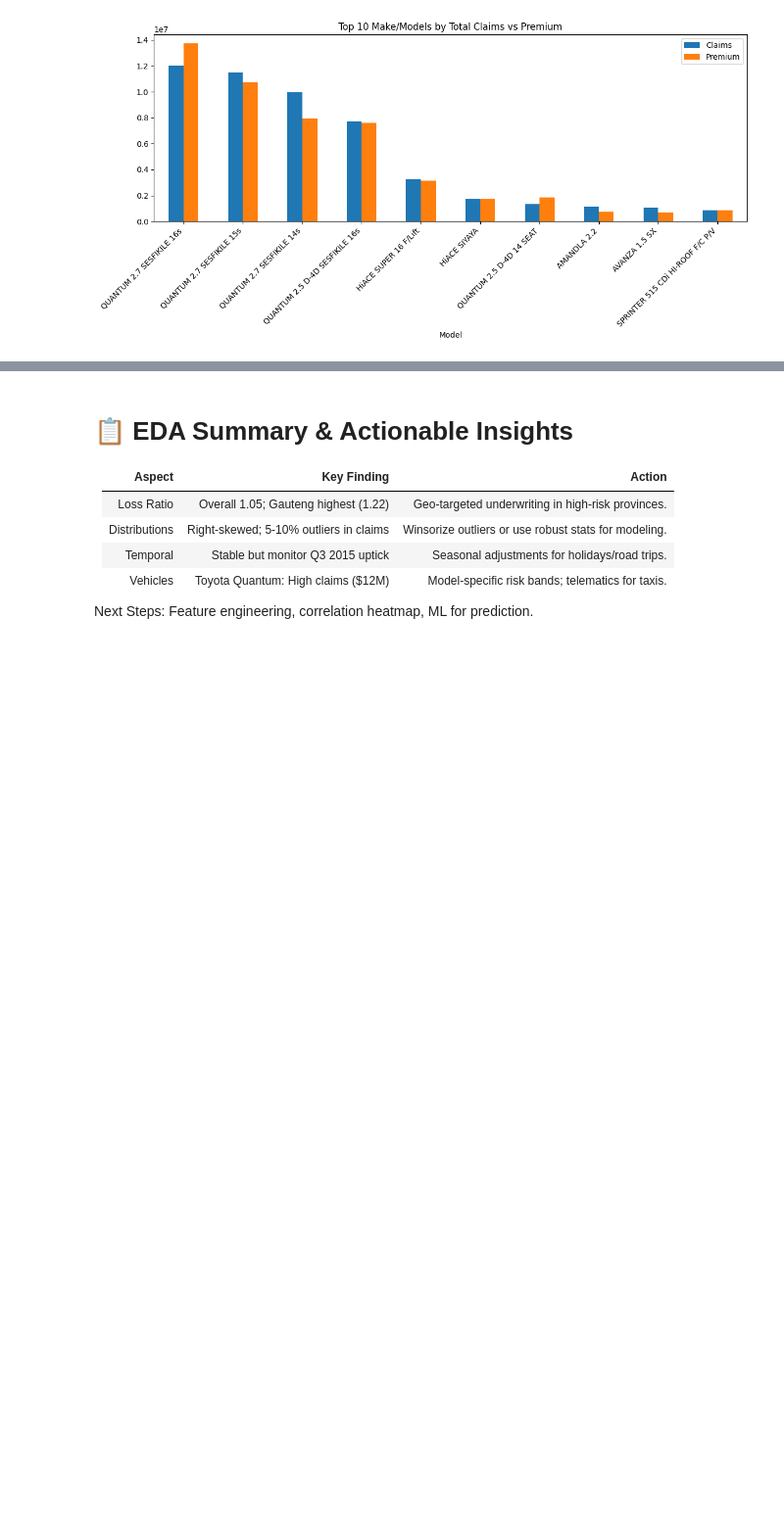
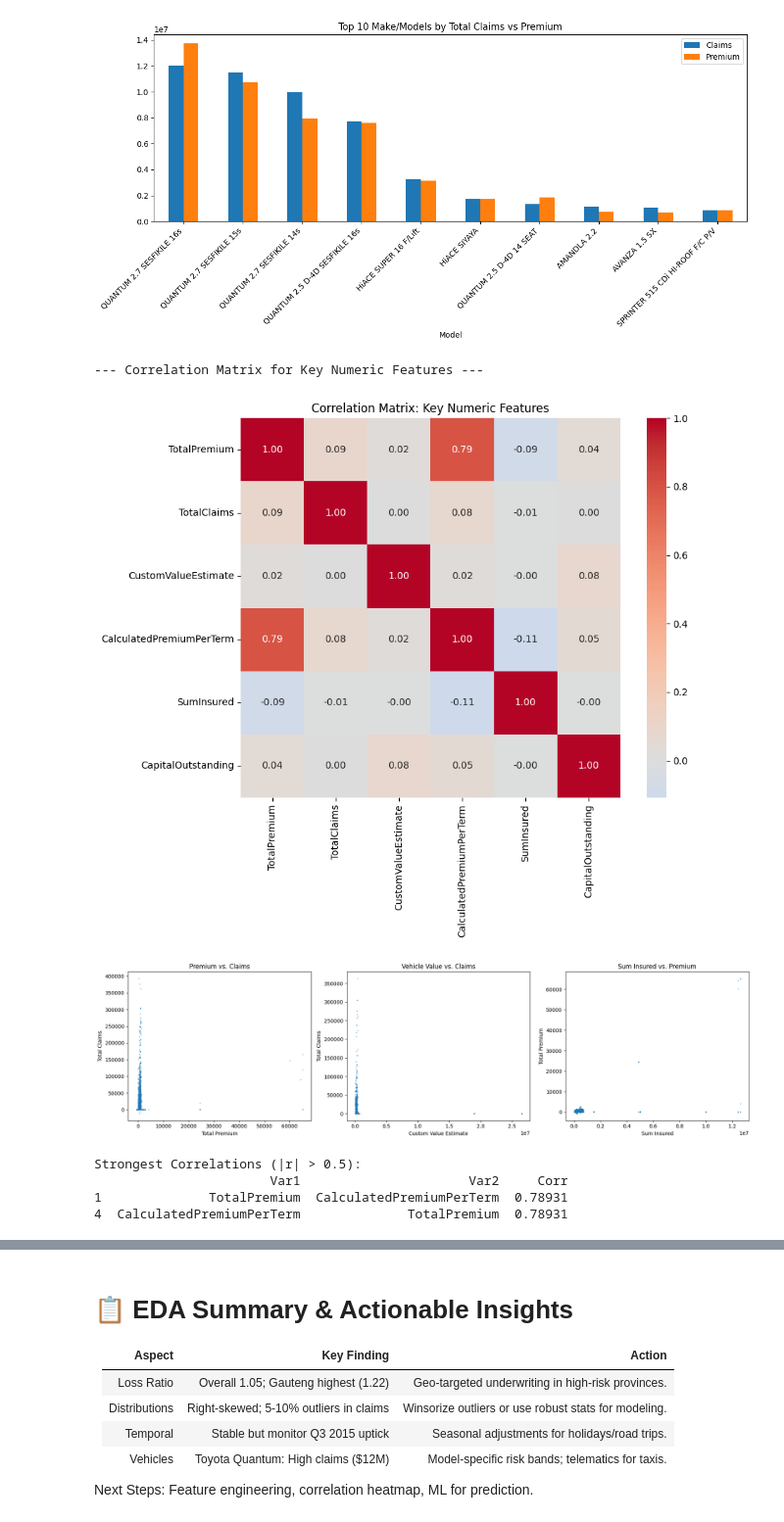
Before and after one commit to EyasuTew/end-to-end-insurance-risk-analytics-and-redictive-modeling-week3, a Jupyter notebook: notebooks/Insurance Portfolio Risk Analysis.ipynb, the cells around one changed output, grey strips where cells are left out. Shown at 98% size. Cells and saved outputs as stored; diff of their text form; code cells hidden in the pictures; blank space fills up the shorter version.

```diff
--- a/notebooks/Insurance Portfolio Risk Analysis.ipynb
+++ b/notebooks/Insurance Portfolio Risk Analysis.ipynb
@@ -378,3 +378,61 @@ plt.show()
 
 ... (Top 10 by Claims; Full table has ~400 rows in dataset)
 [figure]
+# %%
+# Bivariate/Multivariate Analysis: Correlations and Relationships
+print("--- Correlation Matrix for Key Numeric Features ---")
+
+# Select key numeric features (focus on risk/pricing vars)
+key_features = ['TotalPremium', 'TotalClaims', 'CustomValueEstimate',
+                'CalculatedPremiumPerTerm', 'SumInsured', 'CapitalOutstanding']
+df_numeric = df[key_features].dropna()  # Drop rows with any NaN for clean corr
+
+# Compute correlation matrix
+corr_matrix = df_numeric.corr()
+
+# Visualize as heatmap
+plt.figure(figsize=(10, 8))
+sns.heatmap(corr_matrix, annot=True, cmap='coolwarm', center=0,
+            square=True, fmt='.2f')
+plt.title('Correlation Matrix: Key Numeric Features')
+plt.tight_layout()
+plt.show()
+
+# Targeted scatter plots for key relationships
+fig, axes = plt.subplots(1, 3, figsize=(18, 5))
+
+# Premium vs Claims
+axes[0].scatter(df['TotalPremium'], df['TotalClaims'], alpha=0.5, s=1)
+axes[0].set_xlabel('Total Premium')
+axes[0].set_ylabel('Total Claims')
+axes[0].set_title('Premium vs. Claims')
+
+# Custom Value vs Claims
+axes[1].scatter(df['CustomValueEstimate'], df['TotalClaims'], alpha=0.5, s=1)
+axes[1].set_xlabel('Custom Value Estimate')
+axes[1].set_ylabel('Total Claims')
+axes[1].set_title('Vehicle Value vs. Claims')
+
+# Sum Insured vs Premium
+axes[2].scatter(df['SumInsured'], df['TotalPremium'], alpha=0.5, s=1)
+axes[2].set_xlabel('Sum Insured')
+axes[2].set_ylabel('Total Premium')
+axes[2].set_title('Sum Insured vs. Premium')
+
+plt.tight_layout()
+plt.show()
+
+# Print strongest correlations for quick reference
+print("\nStrongest Correlations (|r| > 0.5):")
+strong_corr = corr_matrix[abs(corr_matrix) > 0.5].stack().reset_index()
+strong_corr = strong_corr[strong_corr[0] != 1.0]  # Exclude self-corrs
+strong_corr.columns = ['Var1', 'Var2', 'Corr']
+print(strong_corr)
+# %% [output]
+--- Correlation Matrix for Key Numeric Features ---
+[figure, added]
+[figure, added]
+Strongest Correlations (|r| > 0.5):
+                       Var1                      Var2     Corr
+1              TotalPremium  CalculatedPremiumPerTerm  0.78931
+4  CalculatedPremiumPerTerm              TotalPremium  0.78931
```
Also changed, not shown: parts of 1 cell of this notebook, 6 other files.
